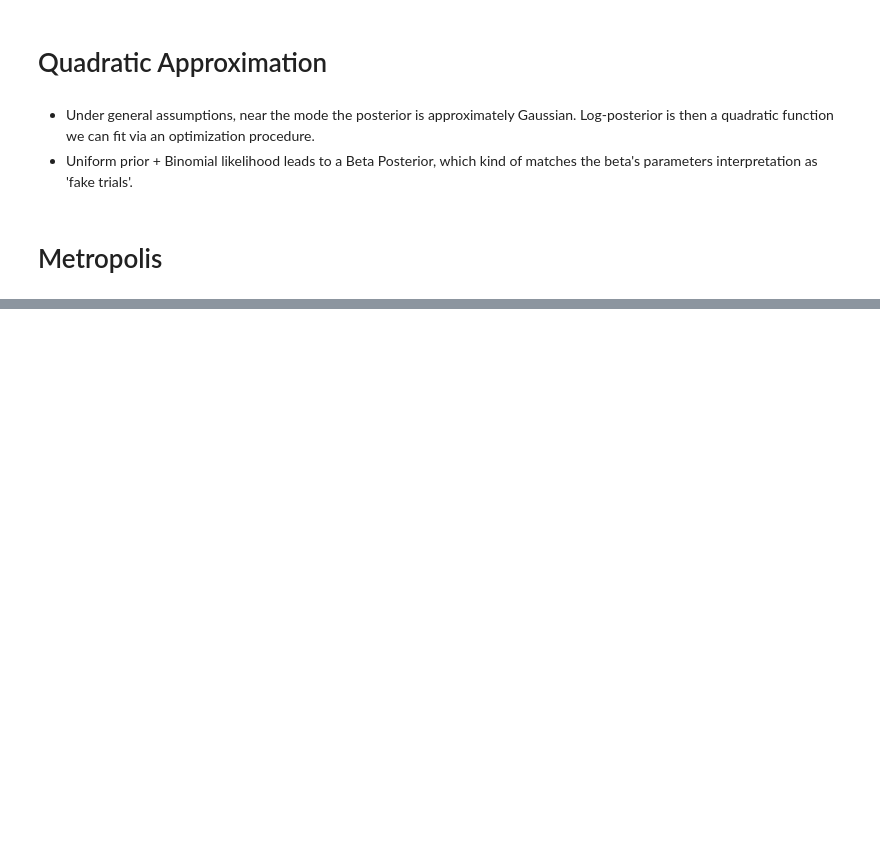
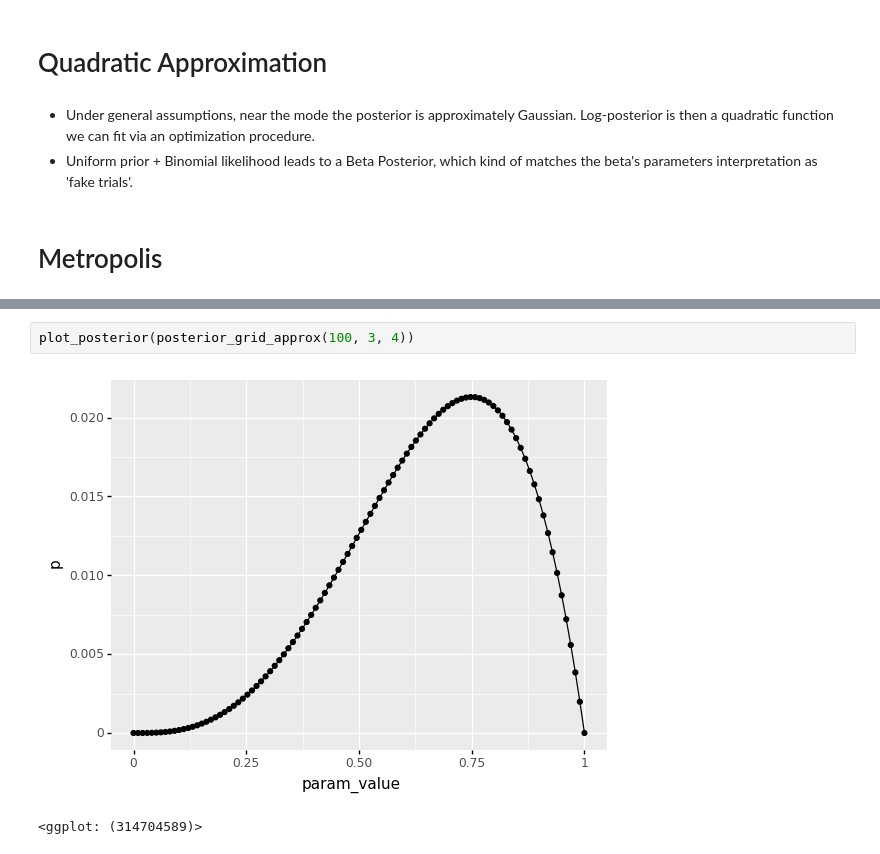
Before and after one commit to ciguaran/statistical_rethinking, a Jupyter notebook: Chapter_2.ipynb, the cells around one changed output, grey strips where cells are left out. Drawn from its saved outputs; the diff is of its cells as text; blank space fills up the shorter version.

```diff
--- a/Chapter_2.ipynb
+++ b/Chapter_2.ipynb
@@ -100,0 +98,5 @@ NameError: name 'posterior_metropolis_approx' is not defined
+# %%
+plot_posterior(posterior_grid_approx(100, 3, 4))
+# %% [output]
+[figure, added]
+<ggplot: (314704589)>
```
Also changed, not shown: parts of 72 cells of this notebook, 4 other files.
